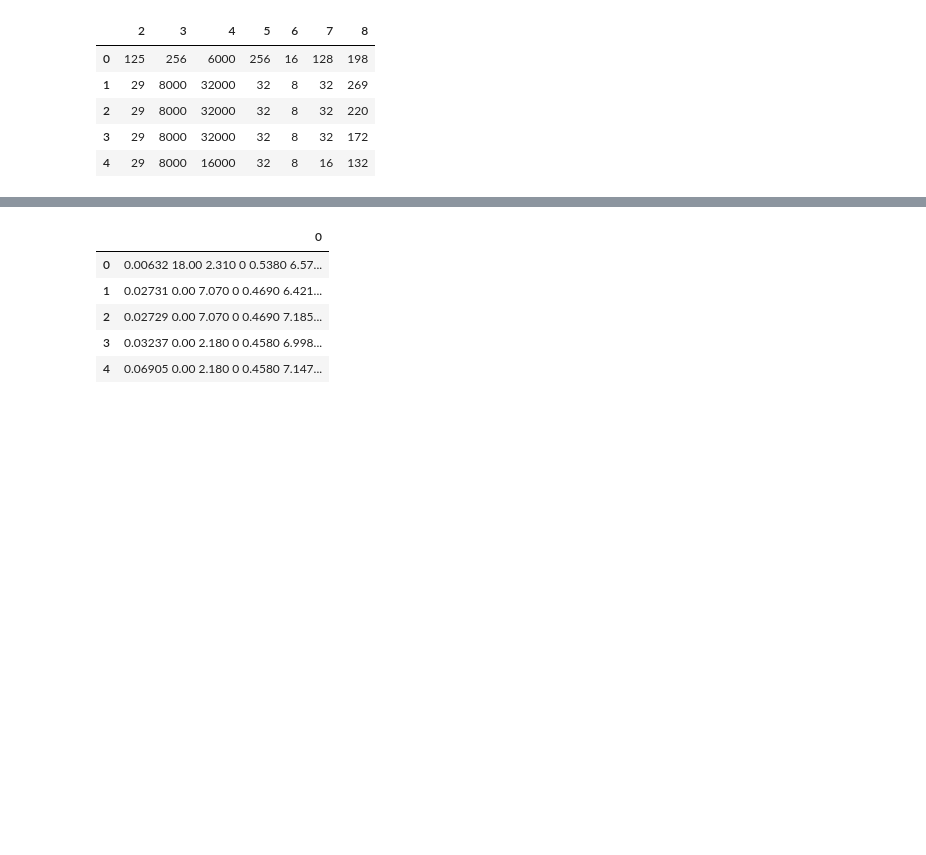
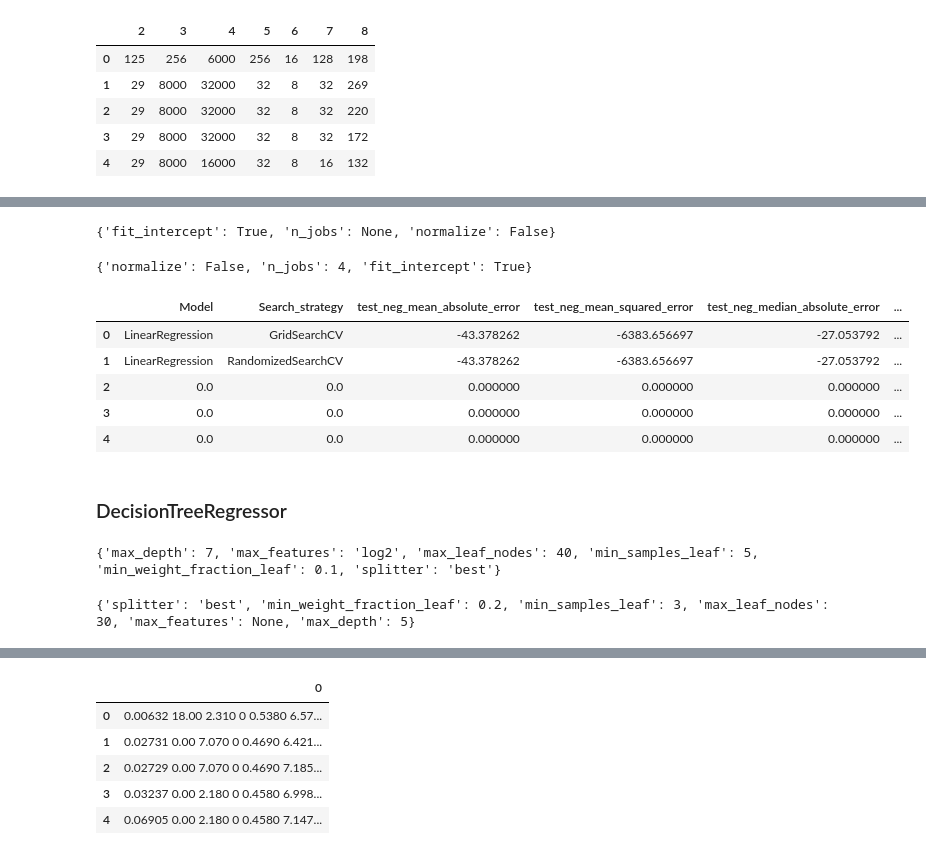
Before and after one commit to brasilnike/Teme-Introducere-in-Data-Science, a Jupyter notebook: Tema5 - IDS/Homework Progress/Tema5_IDS.ipynb, the cells around one changed output, grey strips where cells are left out. Saved outputs shown, nothing was run; the diff lists cells and outputs as text; code cells hidden in the pictures; blank space fills up the shorter version.

```diff
--- a/Tema5 - IDS/Homework Progress/Tema5_IDS.ipynb
+++ b/Tema5 - IDS/Homework Progress/Tema5_IDS.ipynb
@@ -39,0 +65,54 @@ CPU_data.head()
+# %%
+regression = LinearRegression()
+parameter_grid = {"fit_intercept":[True, False], "normalize":[True, False], "n_jobs":[None, 2, 4, 6]}
+# %%
+grid_search = GridSearchCV(estimator=regression, param_grid=parameter_grid, cv=5, scoring='neg_mean_squared_error')
+grid_search.fit(CPU_X, CPU_y)
+best_parameters = grid_search.best_params_
+print(best_parameters)
+# %% [output]
+{'fit_intercept': True, 'n_jobs': None, 'normalize': False}
+# %%
+tunned_regression = LinearRegression(**best_parameters)
+grid_scores = cross_validate(tunned_regression, CPU_X, CPU_y, cv=5, scoring=['neg_mean_absolute_error', 'neg_mean_squared_error', 'neg_median_absolute_error'], return_train_score=True)
+CPU_model_df.iloc[0, 0] = 'LinearRegression'
+CPU_model_df.iloc[0, 1] = 'GridSearchCV'
+CPU_model_df.iloc[0, 2] = grid_scores['test_neg_mean_absolute_error'].mean()
+CPU_model_df.iloc[0, 3] = grid_scores['test_neg_mean_squared_error'].mean()
+CPU_model_df.iloc[0, 4] = grid_scores['test_neg_median_absolute_error'].mean()
+CPU_model_df.iloc[0, 5] = grid_scores['train_neg_mean_absolute_error'].mean()
+CPU_model_df.iloc[0, 6] = grid_scores['train_neg_mean_squared_error'].mean()
+CPU_model_df.iloc[0, 7] = grid_scores['train_neg_median_absolute_error'].mean()
+CPU_model_df.iloc[0, 8] = grid_scores['fit_time'].mean()
+CPU_model_df.iloc[0, 9] = grid_scores['score_time'].mean()
+# %%
+random_search = RandomizedSearchCV(estimator=regression, param_distributions=parameter_grid, cv=5, scoring='neg_mean_squared_error')
+random_search.fit(CPU_X, CPU_y)
+best_parameters = random_search.best_params_
+print(best_parameters)
+# %% [output]
+{'normalize': False, 'n_jobs': 4, 'fit_intercept': True}
+# %%
+tunned_regression = LinearRegression(**best_parameters)
+random_scores = cross_validate(tunned_regression, CPU_X, CPU_y, cv=5, scoring=['neg_mean_absolute_error', 'neg_mean_squared_error', 'neg_median_absolute_error'], return_train_score=True)
+CPU_model_df.iloc[1, 0] = 'LinearRegression'
+CPU_model_df.iloc[1, 1] = 'RandomizedSearchCV'
+CPU_model_df.iloc[1, 2] = random_scores['test_neg_mean_absolute_error'].mean()
+CPU_model_df.iloc[1, 3] = random_scores['test_neg_mean_squared_error'].mean()
+CPU_model_df.iloc[1, 4] = random_scores['test_neg_median_absolute_error'].mean()
+CPU_model_df.iloc[1, 5] = random_scores['train_neg_mean_absolute_error'].mean()
+CPU_model_df.iloc[1, 6] = random_scores['train_neg_mean_squared_error'].mean()
+CPU_model_df.iloc[1, 7] = random_scores['train_neg_median_absolute_error'].mean()
+CPU_model_df.iloc[1, 8] = random_scores['fit_time'].mean()
+CPU_model_df.iloc[1, 9] = random_scores['score_time'].mean()
+
+CPU_model_df.head()
+# %% [output]
+|  | Model | Search_strategy | test_neg_mean_absolute_error | test_neg_mean_squared_error | test_neg_median_absolute_error | ... |
+| 0 | LinearRegression | GridSearchCV | -43.378262 | -6383.656697 | -27.053792 | ... |
+| 1 | LinearRegression | RandomizedSearchCV | -43.378262 | -6383.656697 | -27.053792 | ... |
+| 2 | 0.0 | 0.0 | 0.000000 | 0.000000 | 0.000000 | ... |
+| 3 | 0.0 | 0.0 | 0.000000 | 0.000000 | 0.000000 | ... |
+| 4 | 0.0 | 0.0 | 0.000000 | 0.000000 | 0.000000 | ... |
+# %% [markdown]
+### DecisionTreeRegressor
@@ -39,0 +126,7 @@ CPU_data.head()
+# %%
+grid_search = GridSearchCV(estimator=regression, param_grid=parameter_grid, cv=5, scoring='neg_mean_squared_error')
+grid_search.fit(CPU_X, CPU_y)
+best_parameters = grid_search.best_params_
+print(best_parameters)
+# %% [output]
+{'max_depth': 7, 'max_features': 'log2', 'max_leaf_nodes': 40, 'min_samples_leaf': 5, 'min_weight_fraction_leaf': 0.1, 'splitter': 'best'}
@@ -39,0 +146,7 @@ CPU_data.head()
+# %%
+random_search = RandomizedSearchCV(estimator=regression, param_distributions=parameter_grid, cv=5, scoring='neg_mean_squared_error')
+random_search.fit(CPU_X, CPU_y)
+best_parameters = random_search.best_params_
+print(best_parameters)
+# %% [output]
+{'splitter': 'best', 'min_weight_fraction_leaf': 0.2, 'min_samples_leaf': 3, 'max_leaf_nodes': 30, 'max_features': None, 'max_depth': 5}
```
Also changed, not shown: parts of 35 cells of this notebook.
